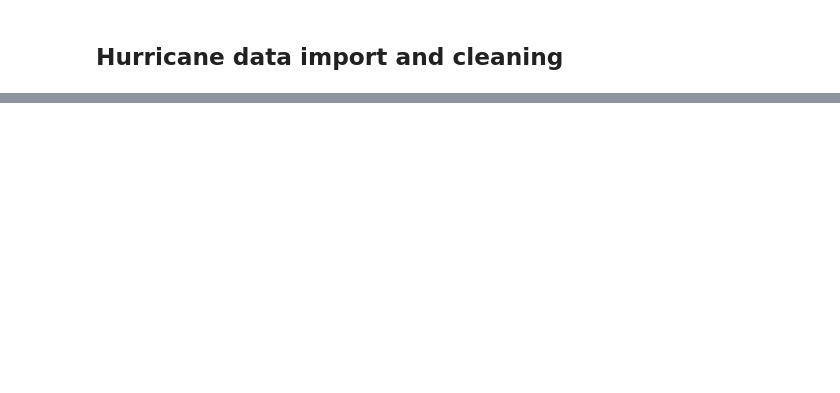
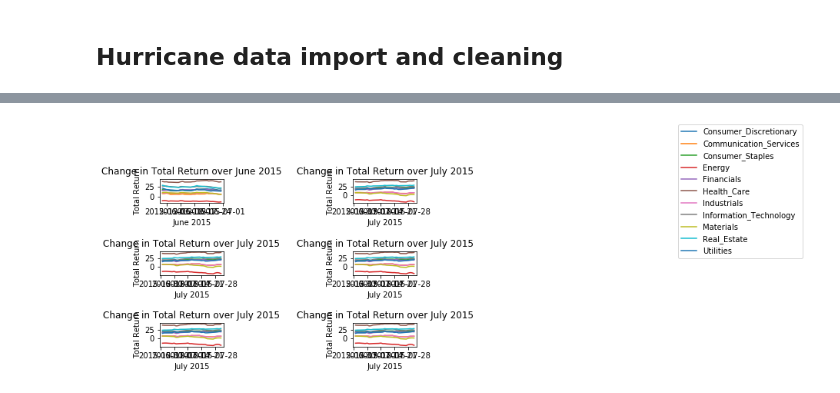
Before and after one commit to nancyculley/Little_Data_Project_1, a Jupyter notebook: Hurricane_stock_market.ipynb, the cells around one changed output, grey strips where cells are left out. Cells and saved outputs as stored; diff of their text form; code cells hidden in the pictures; blank space fills up the shorter version.

```diff
--- a/Hurricane_stock_market.ipynb
+++ b/Hurricane_stock_market.ipynb
@@ -73 +103,70 @@ hurricane.head(20)
+# %%
+# Filter on dates and reset index
+sp1500_2015_jun = sp1500[(sp1500['Date'] >= '6/1/2015') & (sp1500['Date'] <= '6/30/2015')]
+sp1500_2015_jun = sp1500_2015_jun.reset_index(drop=True)
+
+sp1500_2015_jul = sp1500[(sp1500['Date'] >= '7/1/2015') & (sp1500['Date'] <= '7/31/2015')]
+sp1500_2015_jul = sp1500_2015_jul.reset_index(drop=True)
+
+sp1500_2015_aug = sp1500[(sp1500['Date'] >= '8/1/2015') & (sp1500['Date'] <= '8/31/2015')]
+sp1500_2015_aug = sp1500_2015_aug.reset_index(drop=True)
+
+sp1500_2015_sep = sp1500[(sp1500['Date'] >= '9/1/2015') & (sp1500['Date'] <= '9/30/2015')]
+sp1500_2015_sep = sp1500_2015_sep.reset_index(drop=True)
+
+sp1500_2015_oct = sp1500[(sp1500['Date'] >= '10/1/2015') & (sp1500['Date'] <= '10/31/2015')]
+sp1500_2015_oct = sp1500_2015_oct.reset_index(drop=True)
+
+sp1500_2015_nov = sp1500[(sp1500['Date'] >= '11/1/2015') & (sp1500['Date'] <= '11/30/2015')]
+sp1500_2015_nov = sp1500_2015_nov.reset_index(drop=True)
+
+# Plot 6 charts in one figure
+jun15 = plt.subplot(3,2,1)
+for x in range(1, 12):
+    plt.plot(sp1500_2015_jun['Date'], sp1500_2015_jun.iloc[:,x])
+plt.legend()
+plt.ylabel('Total Return')
+plt.xlabel('June 2015')
+plt.title('Change in Total Return over June 2015')
+plt.legend(loc='center left', bbox_to_anchor=(8.0, 0.5))
+
+jul15 = plt.subplot(3,2,2)
+for x in range(1, 12):
+    plt.plot(sp1500_2015_jul['Date'], sp1500_2015_jul.iloc[:,x])
+plt.ylabel('Total Return')
+plt.xlabel('July 2015')
+plt.title('Change in Total Return over July 2015')
+
+aug15 = plt.subplot(3,2,3)
+for x in range(1, 12):
+    plt.plot(sp1500_2015_jul['Date'], sp1500_2015_jul.iloc[:,x])
+plt.ylabel('Total Return')
+plt.xlabel('July 2015')
+plt.title('Change in Total Return over July 2015')
+
+sep15 = plt.subplot(3,2,4)
+for x in range(1, 12):
+    plt.plot(sp1500_2015_jul['Date'], sp1500_2015_jul.iloc[:,x])
+plt.ylabel('Total Return')
+plt.xlabel('July 2015')
+plt.title('Change in Total Return over July 2015')
+
+oct15 = plt.subplot(3,2,5)
+for x in range(1, 12):
+    plt.plot(sp1500_2015_jul['Date'], sp1500_2015_jul.iloc[:,x])
+plt.ylabel('Total Return')
+plt.xlabel('July 2015')
+plt.title('Change in Total Return over July 2015')
+
+nov15 = plt.subplot(3,2,6)
+for x in range(1, 12):
+    plt.plot(sp1500_2015_jul['Date'], sp1500_2015_jul.iloc[:,x])
+plt.ylabel('Total Return')
+plt.xlabel('July 2015')
+plt.title('Change in Total Return over July 2015')
+plt.subplots_adjust(hspace=2, wspace=2)
+
+plt.show()
+# %% [output]
+[figure, added]
 # %%
```
Also changed, not shown: parts of 9 cells of this notebook.
